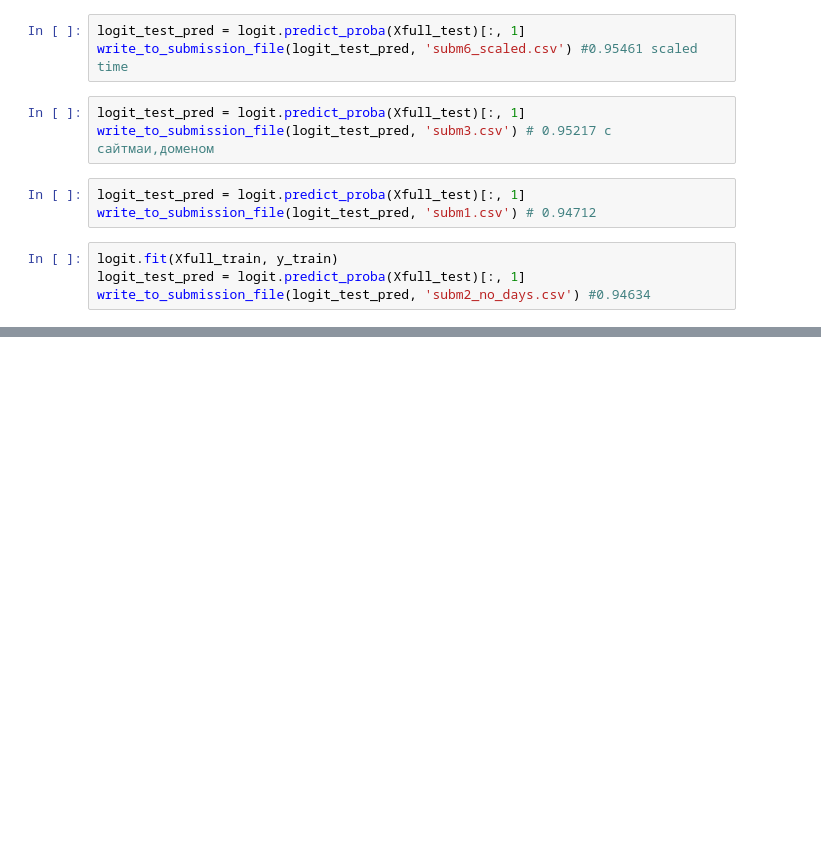
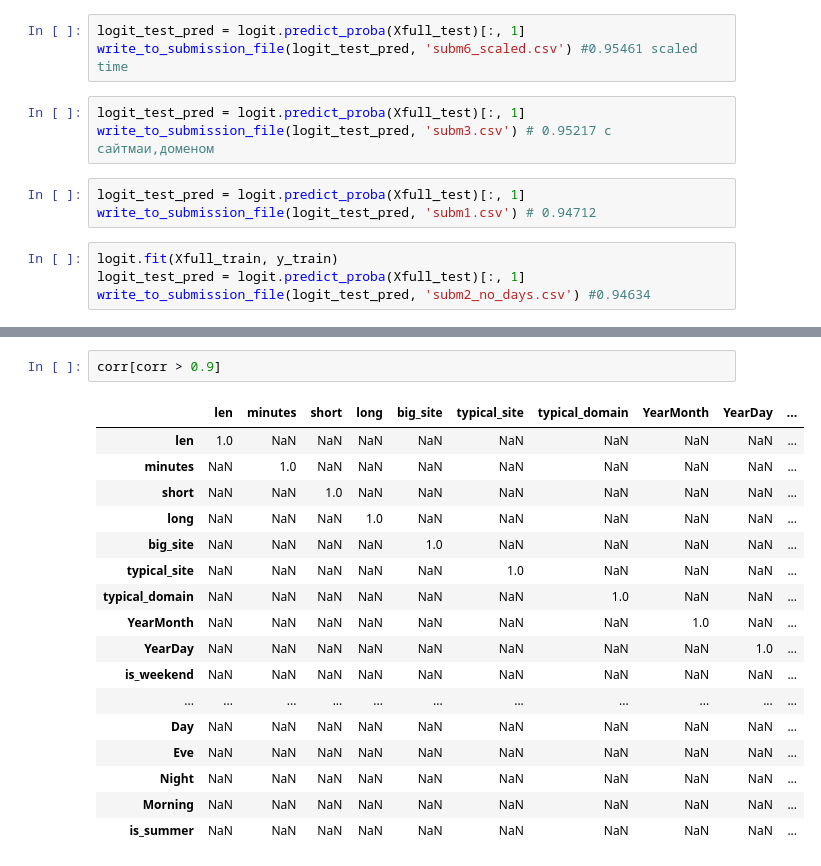
Before and after one commit to HQuality/ML_Yandex_MIPT, a Jupyter notebook: 6 Data analysis project/Internet Users Pattern Mining (Alice)/Week 7/MyAlice_no_gimmicks.ipynb, the cells around one changed output, grey strips where cells are left out. Saved outputs shown, nothing was run; the diff lists cells and outputs as text; blank space fills up the shorter version.

```diff
--- a/6 Data analysis project/Internet Users Pattern Mining (Alice)/Week 7/MyAlice_no_gimmicks.ipynb
+++ b/6 Data analysis project/Internet Users Pattern Mining (Alice)/Week 7/MyAlice_no_gimmicks.ipynb
@@ -380,0 +463,20 @@ write_to_submission_file(logit_test_pred, 'subm2_no_days.csv') #0.94634
+# %%
+corr[corr > 0.9]
+# %% [output]
+|  | len | minutes | short | long | big_site | typical_site | typical_domain | YearMonth | YearDay | ... |
+| len | 1.0 | NaN | NaN | NaN | NaN | NaN | NaN | NaN | NaN | ... |
+| minutes | NaN | 1.0 | NaN | NaN | NaN | NaN | NaN | NaN | NaN | ... |
+| short | NaN | NaN | 1.0 | NaN | NaN | NaN | NaN | NaN | NaN | ... |
+| long | NaN | NaN | NaN | 1.0 | NaN | NaN | NaN | NaN | NaN | ... |
+| big_site | NaN | NaN | NaN | NaN | 1.0 | NaN | NaN | NaN | NaN | ... |
+| typical_site | NaN | NaN | NaN | NaN | NaN | 1.0 | NaN | NaN | NaN | ... |
+| typical_domain | NaN | NaN | NaN | NaN | NaN | NaN | 1.0 | NaN | NaN | ... |
+| YearMonth | NaN | NaN | NaN | NaN | NaN | NaN | NaN | 1.0 | NaN | ... |
+| YearDay | NaN | NaN | NaN | NaN | NaN | NaN | NaN | NaN | 1.0 | ... |
+| is_weekend | NaN | NaN | NaN | NaN | NaN | NaN | NaN | NaN | NaN | ... |
+| ... | ... | ... | ... | ... | ... | ... | ... | ... | ... | ... |
+| Day | NaN | NaN | NaN | NaN | NaN | NaN | NaN | NaN | NaN | ... |
+| Eve | NaN | NaN | NaN | NaN | NaN | NaN | NaN | NaN | NaN | ... |
+| Night | NaN | NaN | NaN | NaN | NaN | NaN | NaN | NaN | NaN | ... |
+| Morning | NaN | NaN | NaN | NaN | NaN | NaN | NaN | NaN | NaN | ... |
+| is_summer | NaN | NaN | NaN | NaN | NaN | NaN | NaN | NaN | NaN | ... |
```
Also changed, not shown: parts of 30 cells of this notebook, 5 other files.
